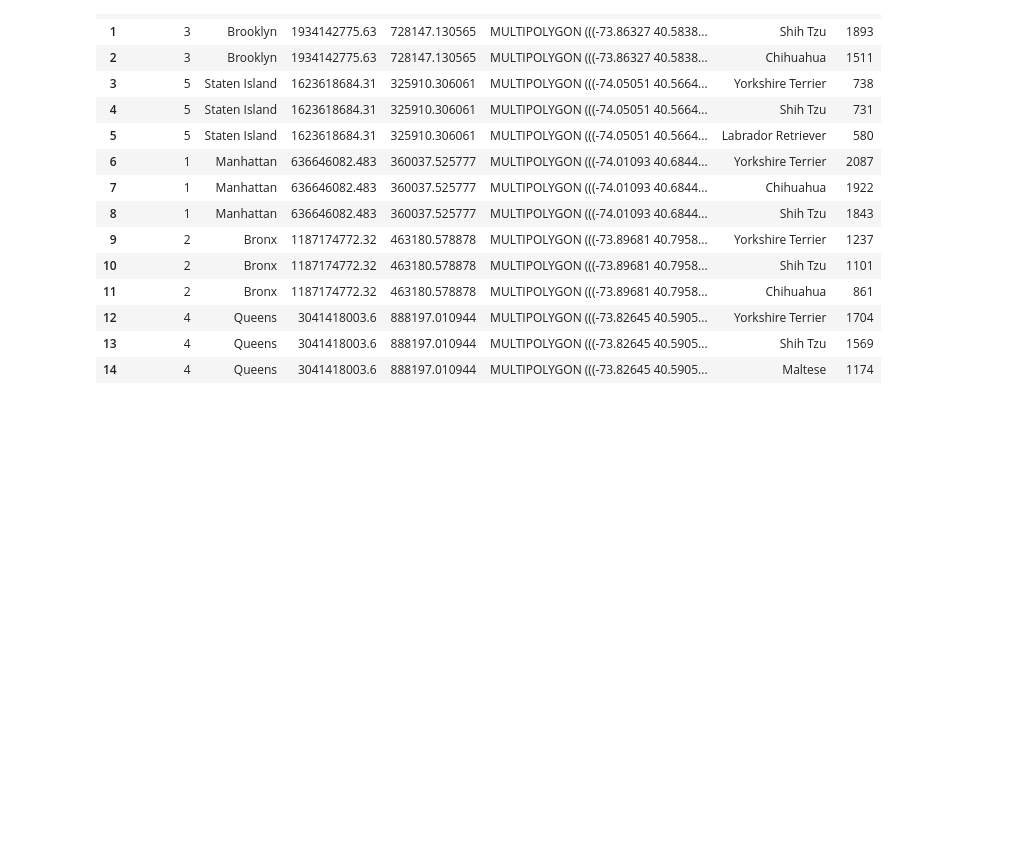
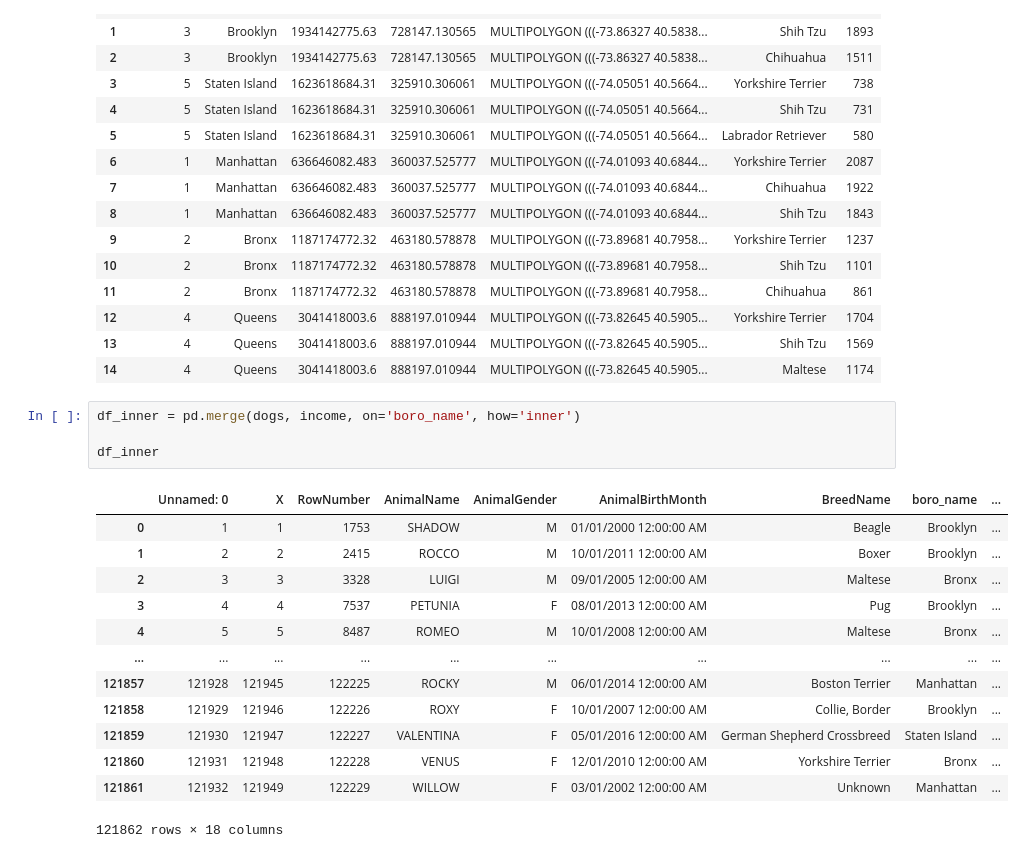
Before and after one commit to xSeanW/Dogs_NYC, a Jupyter notebook: nyc_dogs.ipynb, the cells around one changed output. Cells and saved outputs as stored; diff of their text form; blank space fills up the shorter version.

```diff
--- a/nyc_dogs.ipynb
+++ b/nyc_dogs.ipynb
@@ -132,3 +119,21 @@ boro_dog
 | 12 | 4 | Queens | 3041418003.6 | 888197.010944 | MULTIPOLYGON (((-73.82645 40.5905... | Yorkshire Terrier | 1704 |
 | 13 | 4 | Queens | 3041418003.6 | 888197.010944 | MULTIPOLYGON (((-73.82645 40.5905... | Shih Tzu | 1569 |
 | 14 | 4 | Queens | 3041418003.6 | 888197.010944 | MULTIPOLYGON (((-73.82645 40.5905... | Maltese | 1174 |
+# %%
+df_inner = pd.merge(dogs, income, on='boro_name', how='inner')
+
+df_inner
+# %% [output]
+|  | Unnamed: 0 | X | RowNumber | AnimalName | AnimalGender | AnimalBirthMonth | BreedName | boro_name | ... |
+| 0 | 1 | 1 | 1753 | SHADOW | M | 01/01/2000 12:00:00 AM | Beagle | Brooklyn | ... |
+| 1 | 2 | 2 | 2415 | ROCCO | M | 10/01/2011 12:00:00 AM | Boxer | Brooklyn | ... |
+| 2 | 3 | 3 | 3328 | LUIGI | M | 09/01/2005 12:00:00 AM | Maltese | Bronx | ... |
+| 3 | 4 | 4 | 7537 | PETUNIA | F | 08/01/2013 12:00:00 AM | Pug | Brooklyn | ... |
+| 4 | 5 | 5 | 8487 | ROMEO | M | 10/01/2008 12:00:00 AM | Maltese | Bronx | ... |
+| ... | ... | ... | ... | ... | ... | ... | ... | ... | ... |
+| 121857 | 121928 | 121945 | 122225 | ROCKY | M | 06/01/2014 12:00:00 AM | Boston Terrier | Manhattan | ... |
+| 121858 | 121929 | 121946 | 122226 | ROXY | F | 10/01/2007 12:00:00 AM | Collie, Border | Brooklyn | ... |
+| 121859 | 121930 | 121947 | 122227 | VALENTINA | F | 05/01/2016 12:00:00 AM | German Shepherd Crossbreed | Staten Island | ... |
+| 121860 | 121931 | 121948 | 122228 | VENUS | F | 12/01/2010 12:00:00 AM | Yorkshire Terrier | Bronx | ... |
+| 121861 | 121932 | 121949 | 122229 | WILLOW | F | 03/01/2002 12:00:00 AM | Unknown | Manhattan | ... |
+121862 rows × 18 columns
```
Also changed, not shown: parts of 3 cells of this notebook, 1 other file.
